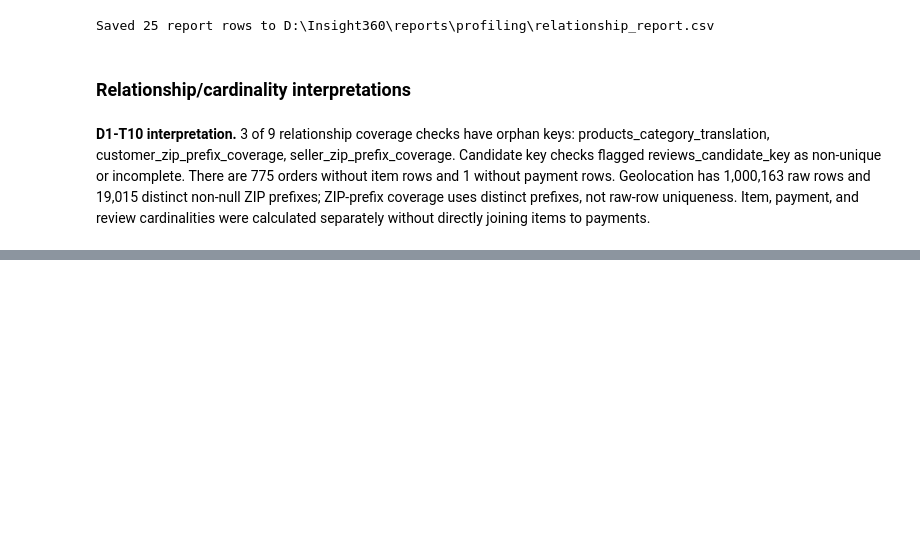
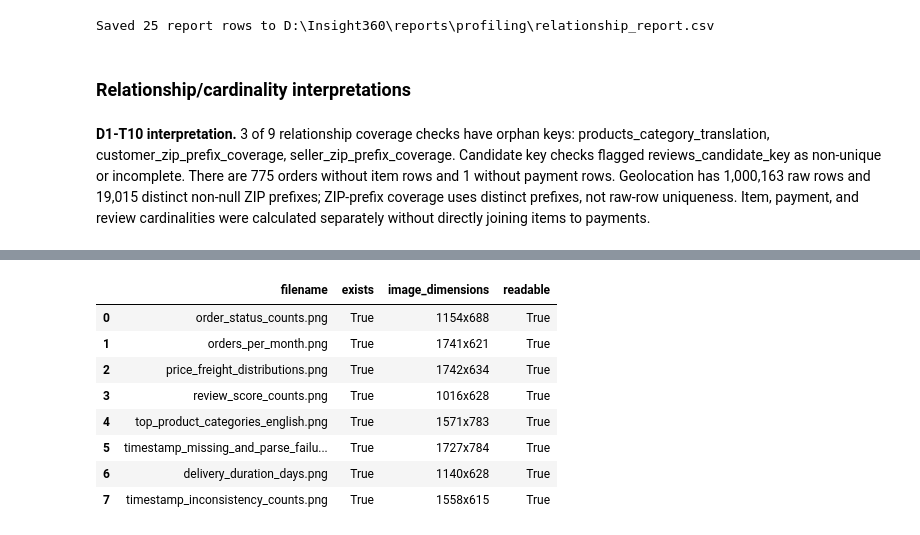
Before and after one commit to pragathijp/Insight360, a Jupyter notebook: notebooks/01_data_exploration.ipynb, the cells around one changed output, grey strips where cells are left out. Cells and saved outputs as stored; diff of their text form; code cells hidden in the pictures; blank space fills up the shorter version.

Commit message:
Complete Day 1 exploratory data analysis

```diff
--- a/notebooks/01_data_exploration.ipynb
+++ b/notebooks/01_data_exploration.ipynb
@@ -804,0 +1041,95 @@ display(Markdown(
+# %%
+from matplotlib.image import imread
+
+FIGURE_DIR = PROJECT_ROOT / "reports" / "figures"
+FIGURE_DIR.mkdir(parents=True, exist_ok=True)
+figure_paths_t11 = []
+def save_t11_figure(fig, filename):
+    figure_path = FIGURE_DIR / filename
+    fig.savefig(figure_path, dpi=160, bbox_inches="tight")
+    plt.close(fig)
+    figure_paths_t11.append(figure_path)
+
+# Reuse existing D1-T9 summaries for the corresponding distribution charts.
+status_labels_t11 = status_counts["order_status"].astype("string").fillna("Missing")
+fig, ax = plt.subplots(figsize=(8, 4))
+ax.bar(status_labels_t11, status_counts["orders"], color="#4472C4")
+ax.set(title="Orders by status", xlabel="Order status", ylabel="Order count")
+ax.tick_params(axis="x", rotation=30)
+save_t11_figure(fig, "order_status_counts.png")
+
+fig, ax = plt.subplots(figsize=(11, 4))
+ax.plot(monthly_orders["month"].astype(str), monthly_orders["orders"], marker="o", linewidth=1)
+ax.set(title="Orders by purchase month", xlabel="Purchase month", ylabel="Order count")
+ax.tick_params(axis="x", rotation=60)
+fig.tight_layout()
+save_t11_figure(fig, "orders_per_month.png")
+
+fig, axes = plt.subplots(1, 2, figsize=(11, 4))
+for axis, column in zip(axes, ["price", "freight_value"]):
+    numeric_values = pd.to_numeric(dfs["order_items"][column], errors="coerce").dropna()
+    axis.hist(numeric_values, bins=40, color="#70AD47", edgecolor="white")
+    axis.set(title=f"{column.replace('_', ' ').title()} distribution", xlabel="Recorded value", ylabel="Item rows")
+fig.suptitle("Order-item price and freight distributions (numeric values; no outlier filtering)")
+fig.tight_layout()
+save_t11_figure(fig, "price_freight_distributions.png")
+
+review_labels_t11 = review_scores["review_score"].astype("string").fillna("Missing")
+fig, ax = plt.subplots(figsize=(7, 4))
+ax.bar(review_labels_t11, review_scores["review_rows"], color="#ED7D31")
+ax.set(title="Review score counts", xlabel="Review score", ylabel="Review rows")
+save_t11_figure(fig, "review_score_counts.png")
+
+category_plot = top_english_categories.iloc[::-1]
+fig, ax = plt.subplots(figsize=(10, 5))
+ax.barh(category_plot["category_name_english_or_untranslated"], category_plot["product_rows"], color="#5B9BD5")
+ax.set(title="Most common product categories (English translation where available)", xlabel="Product rows", ylabel="Product category")
+fig.tight_layout()
+save_t11_figure(fig, "top_product_categories_english.png")
+
+parse_labels = [f"{row.table}.{row.column}" for row in timestamp_parse_report.itertuples()]
+fig, ax = plt.subplots(figsize=(11, 5))
+ax.barh(parse_labels, timestamp_parse_report["original_missing_count"], label="Originally missing", color="#A5A5A5")
+ax.barh(parse_labels, timestamp_parse_report["newly_introduced_null_count"],
+        left=timestamp_parse_report["original_missing_count"], label="New parse failures", color="#C00000")
+ax.set(title="Missing and unparseable timestamp values", xlabel="Rows", ylabel="Timestamp column")
+ax.legend()
+fig.tight_layout()
+save_t11_figure(fig, "timestamp_missing_and_parse_failures.png")
+
+fig, ax = plt.subplots(figsize=(8, 4))
+ax.hist(delivery_duration_days_t11, bins=50, color="#8064A2", edgecolor="white")
+ax.set(title="Delivery duration for delivered orders with valid timestamps", xlabel="Duration (days; delivered orders only, non-negative)", ylabel="Delivered orders")
+save_t11_figure(fig, "delivery_duration_days.png")
+
+fig, ax = plt.subplots(figsize=(10, 4))
+ax.bar(timestamp_inconsistency_report["check"], timestamp_inconsistency_report["inconsistency_count"], color="#C0504D")
+ax.set(title="Timestamp chronology checks", xlabel="Chronology check", ylabel="Inconsistent order rows")
+ax.tick_params(axis="x", rotation=35)
+fig.tight_layout()
+save_t11_figure(fig, "timestamp_inconsistency_counts.png")
+
+figure_validation_t11 = []
+for figure_path in figure_paths_t11:
+    image = imread(figure_path)
+    readable = image.ndim in (2, 3) and image.shape[0] > 100 and image.shape[1] > 100
+    figure_validation_t11.append({
+        "filename": figure_path.name,
+        "exists": figure_path.is_file(),
+        "image_dimensions": f"{image.shape[1]}x{image.shape[0]}",
+        "readable": bool(readable),
+    })
+figure_validation_t11 = pd.DataFrame(figure_validation_t11)
+assert figure_validation_t11["exists"].all() and figure_validation_t11["readable"].all()
+display(figure_validation_t11)
+print(f"Saved {len(figure_paths_t11)} figures under {FIGURE_DIR}")
+# %% [output]
+|  | filename | exists | image_dimensions | readable |
+| 0 | order_status_counts.png | True | 1154x688 | True |
+| 1 | orders_per_month.png | True | 1741x621 | True |
+| 2 | price_freight_distributions.png | True | 1742x634 | True |
+| 3 | review_score_counts.png | True | 1016x628 | True |
+| 4 | top_product_categories_english.png | True | 1571x783 | True |
+| 5 | timestamp_missing_and_parse_failu... | True | 1727x784 | True |
+| 6 | delivery_duration_days.png | True | 1140x628 | True |
+| 7 | timestamp_inconsistency_counts.png | True | 1558x615 | True |
```
Also changed, not shown: parts of 9 cells of this notebook, 10 other files.
